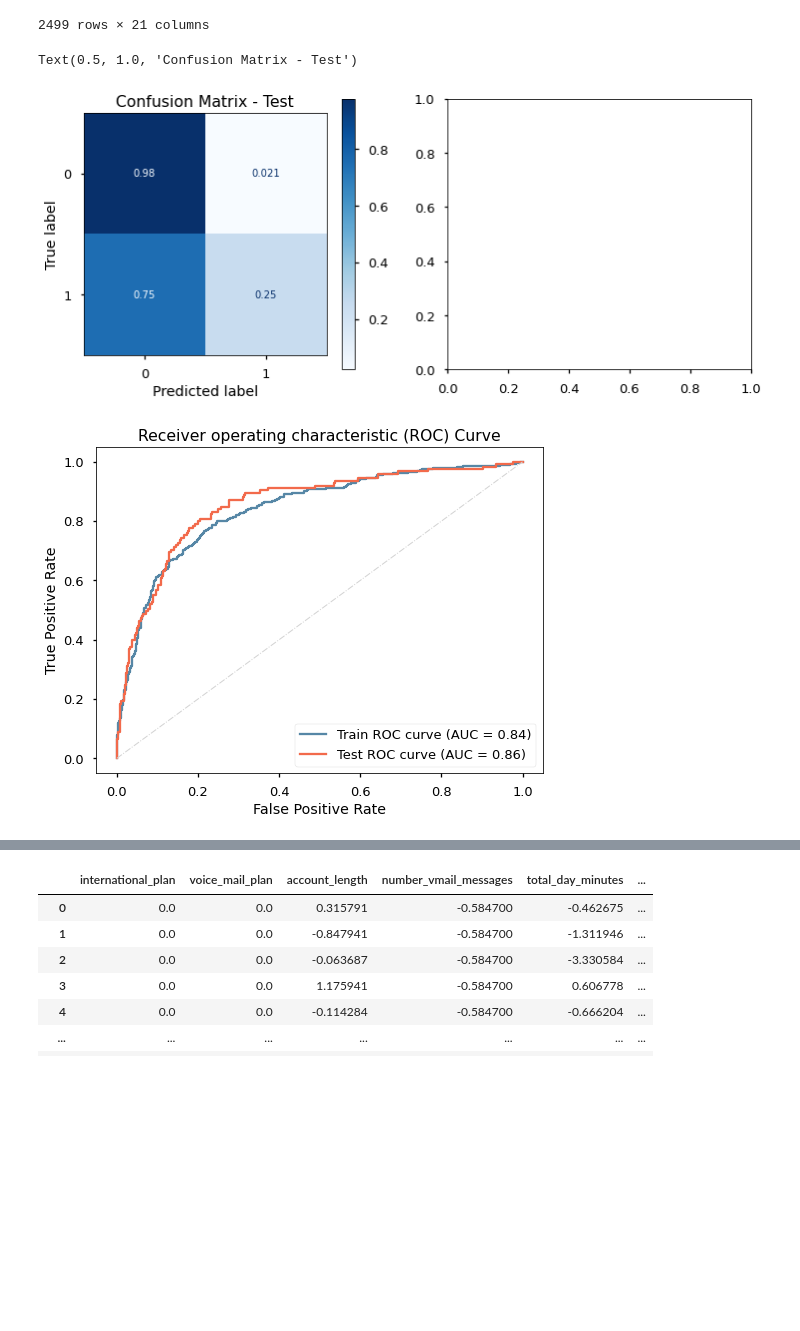
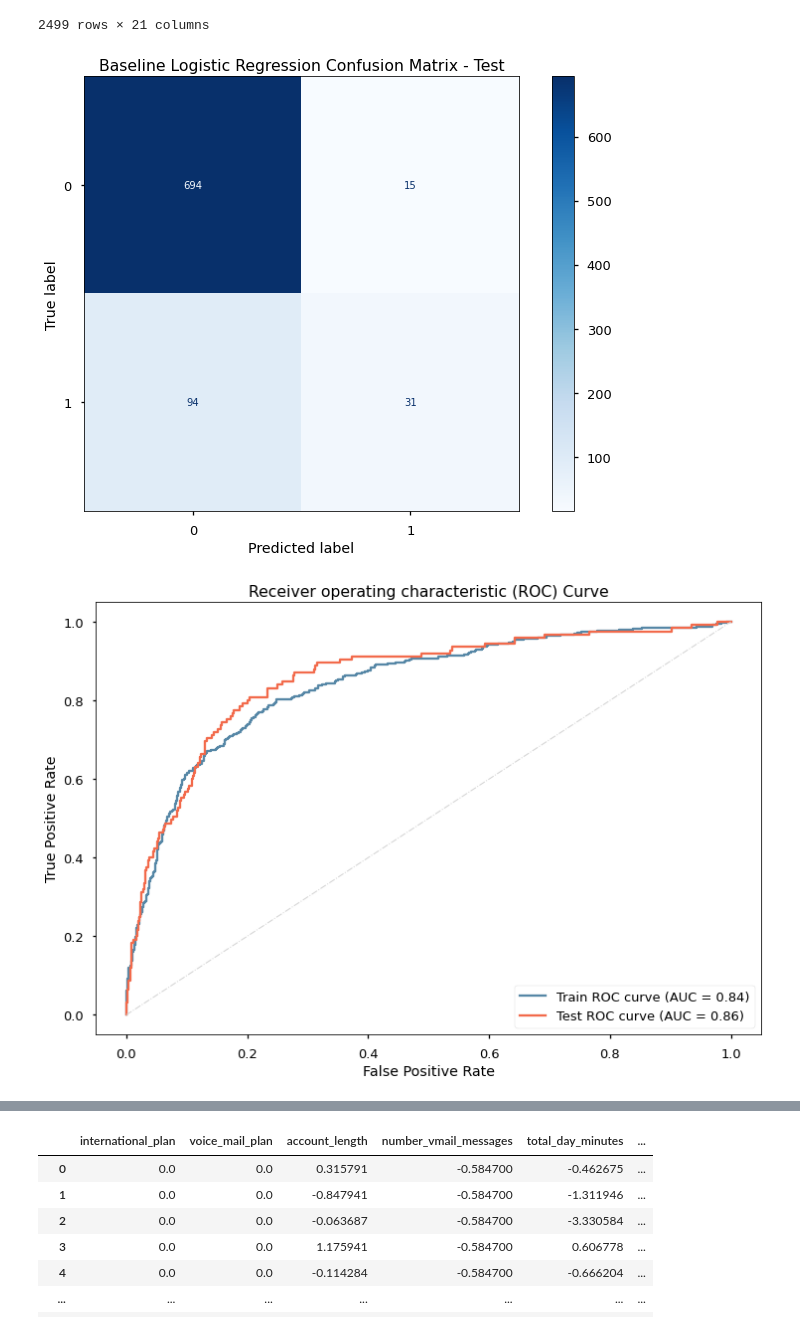
Before and after one commit to heathlikethecandybar/phase_4_project, a Jupyter notebook: phase_3/project/phase_3_notebook.ipynb, the cells around one changed output, grey strips where cells are left out. Drawn from its saved outputs; the diff is of its cells as text; code cells hidden in the pictures; blank space fills up the shorter version.

```diff
--- a/phase_3/project/phase_3_notebook.ipynb
+++ b/phase_3/project/phase_3_notebook.ipynb
@@ -602,17 +603,16 @@ X_train_transformed
 | 2498 | 0.0 | 1.0 | -1.632195 | 2.563733 | -2.777355 | ... |
 2499 rows × 21 columns
 # %%
-fig, (ax1, ax2) = plt.subplots(ncols=2, figsize=(12, 5))
-
+#
+fig, ax = plt.subplots(figsize=(12, 8))
 
 #plot confusion matrix on
-plot_confusion_matrix(baseline_logreg, X_test, y_test, normalize='true', ax=ax1,  cmap='Blues')
-ax1.set_title("Confusion Matrix - Test")
+plot_confusion_matrix(baseline_logreg, X_test, y_test, ax=ax,  cmap='Blues')
+ax.set_title("Baseline Logistic Regression Confusion Matrix - Test");
 # %% [output]
-Text(0.5, 1.0, 'Confusion Matrix - Test')
-[figure, old version]
+[figure, new version]
 # %%
-fig, ax2 = plt.subplots(figsize=(8, 6))
+fig, ax2 = plt.subplots(figsize=(12,8))
 plot_roc_curve(baseline_logreg, X_train, y_train, ax=ax2, name ='Train ROC curve', color=c("blue"))
 plot_roc_curve(baseline_logreg, X_test, y_test, ax=ax2, name ='Test ROC curve', color=c("redorange") )
 ax2.plot([0, 1], [0, 1], color='lightgray', lw=1, linestyle='-.')
@@ -621,6 +621,6 @@ ax2.set_ylabel('True Positive Rate')
 ax2.set_title('Receiver operating characteristic (ROC) Curve')
 plt.show();
 # %% [output]
-[figure, old version]
+[figure, new version]
 # %%
 # Print classification Scores for the test set
```
Also changed, not shown: parts of 41 cells of this notebook.
